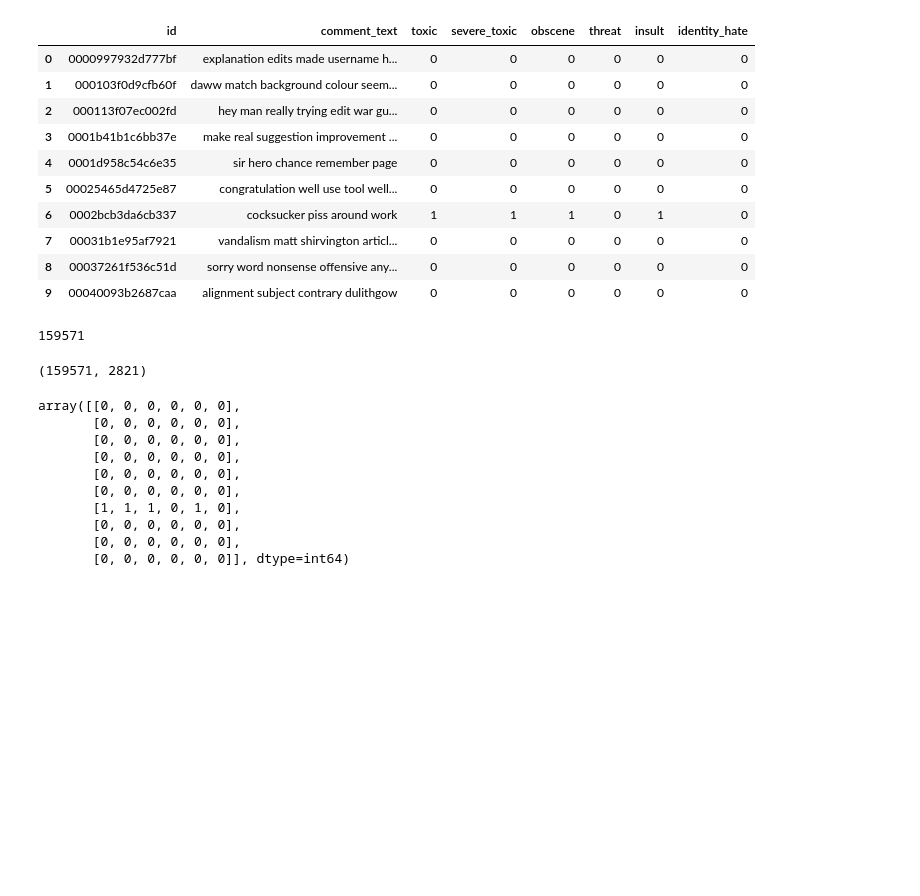
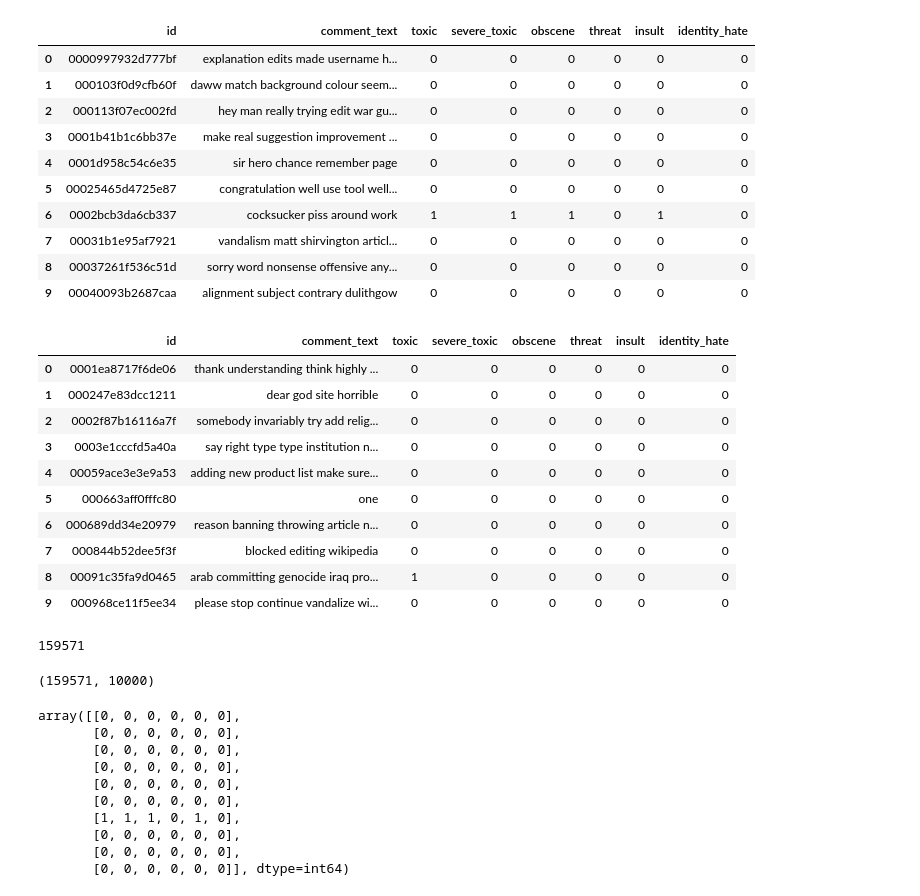
Before and after one commit to vipul-shinde/toxic-comment-classification, a Jupyter notebook: notebooks/01-eda-and-data-cleaning.ipynb, the cells around one changed output. Saved outputs shown, nothing was run; the diff lists cells and outputs as text; code cells hidden in the pictures; blank space fills up the shorter version.

```diff
--- a/notebooks/01-eda-and-data-cleaning.ipynb
+++ b/notebooks/01-eda-and-data-cleaning.ipynb
@@ -228,3 +289,8 @@ train_df.head()
 | 2 | 000113f07ec002fd | hey man really trying edit war gu... | 0 | 0 | 0 | 0 | 0 | 0 |
 | 3 | 0001b41b1c6bb37e | make real suggestions improvement... | 0 | 0 | 0 | 0 | 0 | 0 |
 | 4 | 0001d958c54c6e35 | sir hero chance remember page | 0 | 0 | 0 | 0 | 0 | 0 |
+# %%
+# Applying the above functions on our test text data
+new_test_df["comment_text"] = new_test_df["comment_text"].swifter.apply(clean_text)
+new_test_df["comment_text"] = new_test_df["comment_text"].swifter.apply(remove_stopwords)
+new_test_df.head()
@@ -308,6 +382,22 @@ train_df.head(10)
 | 7 | 00031b1e95af7921 | vandalism matt shirvington articl... | 0 | 0 | 0 | 0 | 0 | 0 |
 | 8 | 00037261f536c51d | sorry word nonsense offensive any... | 0 | 0 | 0 | 0 | 0 | 0 |
 | 9 | 00040093b2687caa | alignment subject contrary dulithgow | 0 | 0 | 0 | 0 | 0 | 0 |
+# %%
+# Performing lemmatization on test data
+new_test_df["comment_text"] = new_test_df["comment_text"].swifter.apply(word_lemmatizer)
+new_test_df.head(10)
+# %% [output]
+|  | id | comment_text | toxic | severe_toxic | obscene | threat | insult | identity_hate |
+| 0 | 0001ea8717f6de06 | thank understanding think highly ... | 0 | 0 | 0 | 0 | 0 | 0 |
+| 1 | 000247e83dcc1211 | dear god site horrible | 0 | 0 | 0 | 0 | 0 | 0 |
+| 2 | 0002f87b16116a7f | somebody invariably try add relig... | 0 | 0 | 0 | 0 | 0 | 0 |
+| 3 | 0003e1cccfd5a40a | say right type type institution n... | 0 | 0 | 0 | 0 | 0 | 0 |
+| 4 | 00059ace3e3e9a53 | adding new product list make sure... | 0 | 0 | 0 | 0 | 0 | 0 |
+| 5 | 000663aff0fffc80 | one | 0 | 0 | 0 | 0 | 0 | 0 |
+| 6 | 000689dd34e20979 | reason banning throwing article n... | 0 | 0 | 0 | 0 | 0 | 0 |
+| 7 | 000844b52dee5f3f | blocked editing wikipedia | 0 | 0 | 0 | 0 | 0 | 0 |
+| 8 | 00091c35fa9d0465 | arab committing genocide iraq pro... | 1 | 0 | 0 | 0 | 0 | 0 |
+| 9 | 000968ce11f5ee34 | please stop continue vandalize wi... | 0 | 0 | 0 | 0 | 0 | 0 |
 # %%
 # Saving the lemmatized dataset as a csv file
 train_df.to_csv("D:/Projects/toxic-comment-classification/data/cleaned-data/train-cleaned&lemmatized.csv")
@@ -319,11 +410,12 @@ print(len(corpus))
 159571
 # %%
 # Calculating the TF-IDF values for our text data corpus
-vectorizer = TfidfVectorizer(min_df=200, max_features=5000, ngram_range=(1, 1))
+vectorizer = TfidfVectorizer(max_features=10000, ngram_range=(1, 1), sublinear_tf=True, strip_accents="unicode",
+                             analyzer="word",token_pattern=r"\w{1,}")
 X = vectorizer.fit_transform(corpus)
 X.shape
 # %% [output]
-(159571, 2821)
+(159571, 10000)
 # %%
 # Storing the target label columns in variable y
 y_df = train_df.iloc[:,2:]
```
Also changed, not shown: parts of 15 cells of this notebook, 4 other files.
